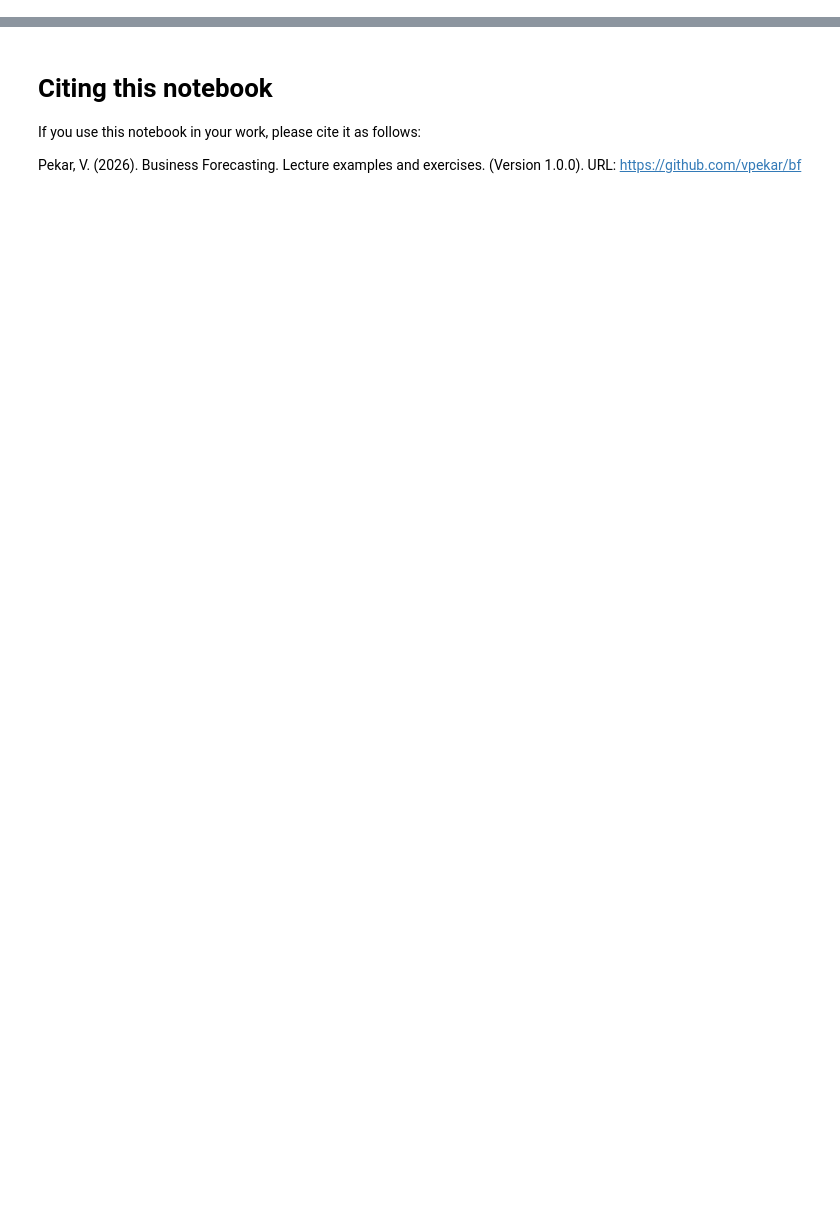
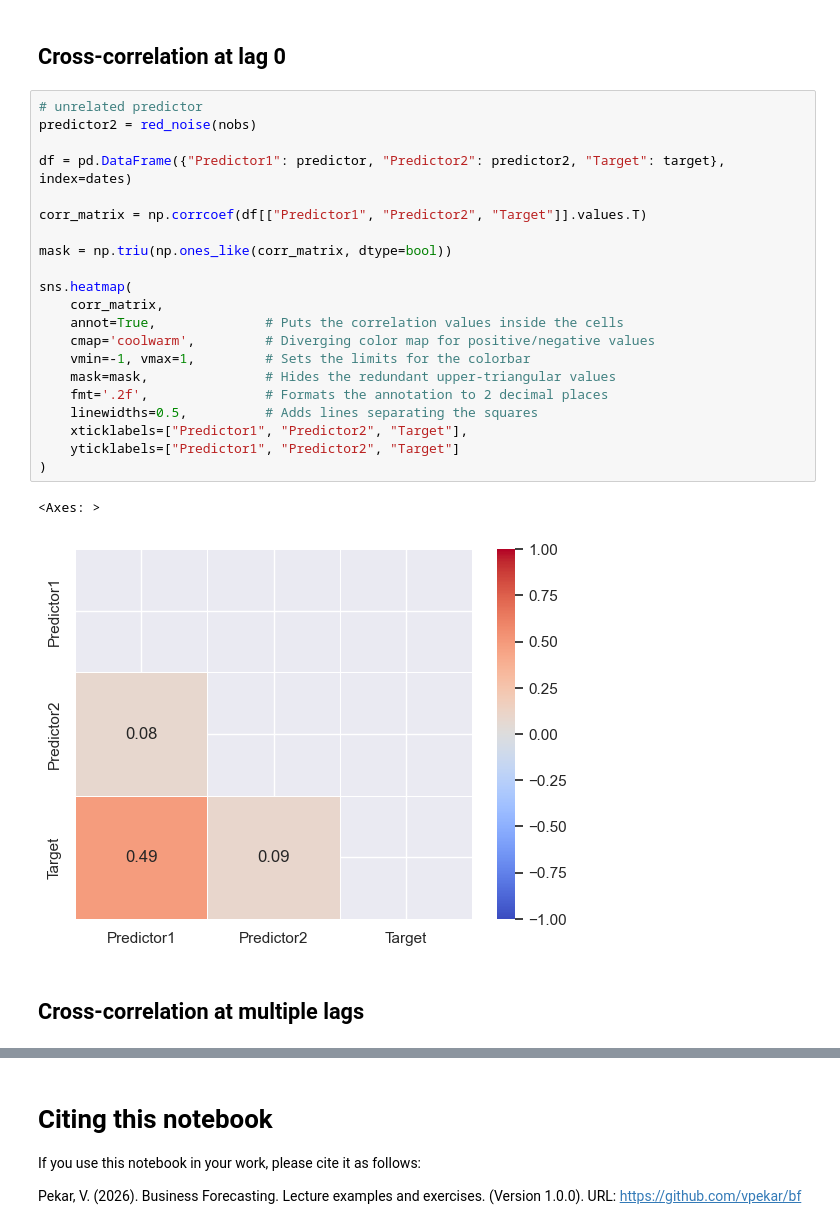
Before and after one commit to vpekar/bf, a Jupyter notebook: unit_3/Cross-correlation.ipynb, the cells around one changed output, grey strips where cells are left out. Cells and saved outputs as stored; diff of their text form; blank space fills up the shorter version.

```diff
--- a/unit_3/Cross-correlation.ipynb
+++ b/unit_3/Cross-correlation.ipynb
@@ -38,3 +38,31 @@ array([<Axes: >, <Axes: >], dtype=object)
+# %% [markdown]
+## Cross-correlation at lag 0
+# %%
+# unrelated predictor
+predictor2 = red_noise(nobs)
+
+df = pd.DataFrame({"Predictor1": predictor, "Predictor2": predictor2, "Target": target}, index=dates)
+
+corr_matrix = np.corrcoef(df[["Predictor1", "Predictor2", "Target"]].values.T)
+
+mask = np.triu(np.ones_like(corr_matrix, dtype=bool))
+
+sns.heatmap(
+    corr_matrix,
+    annot=True,              # Puts the correlation values inside the cells
+    cmap='coolwarm',         # Diverging color map for positive/negative values
+    vmin=-1, vmax=1,         # Sets the limits for the colorbar
+    mask=mask,               # Hides the redundant upper-triangular values
+    fmt='.2f',               # Formats the annotation to 2 decimal places
+    linewidths=0.5,          # Adds lines separating the squares
+    xticklabels=["Predictor1", "Predictor2", "Target"],
+    yticklabels=["Predictor1", "Predictor2", "Target"]
+)
+# %% [output]
+<Axes: >
+[figure, added]
+# %% [markdown]
+## Cross-correlation at multiple lags
 # %%
 import statsmodels.api as sm
 
```
Also changed, not shown: parts of 6 cells of this notebook, 6 other files.
